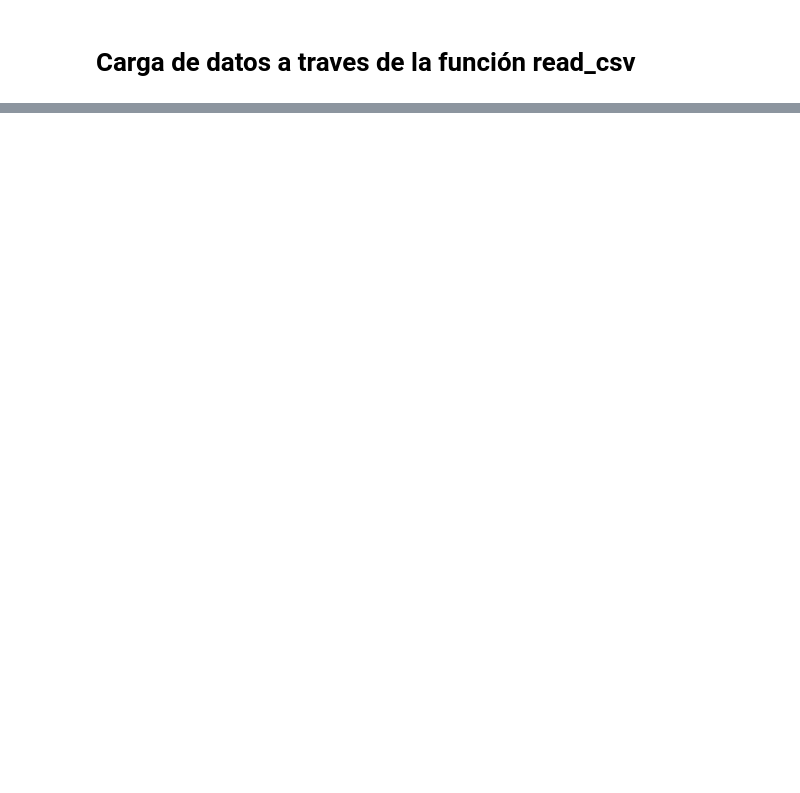
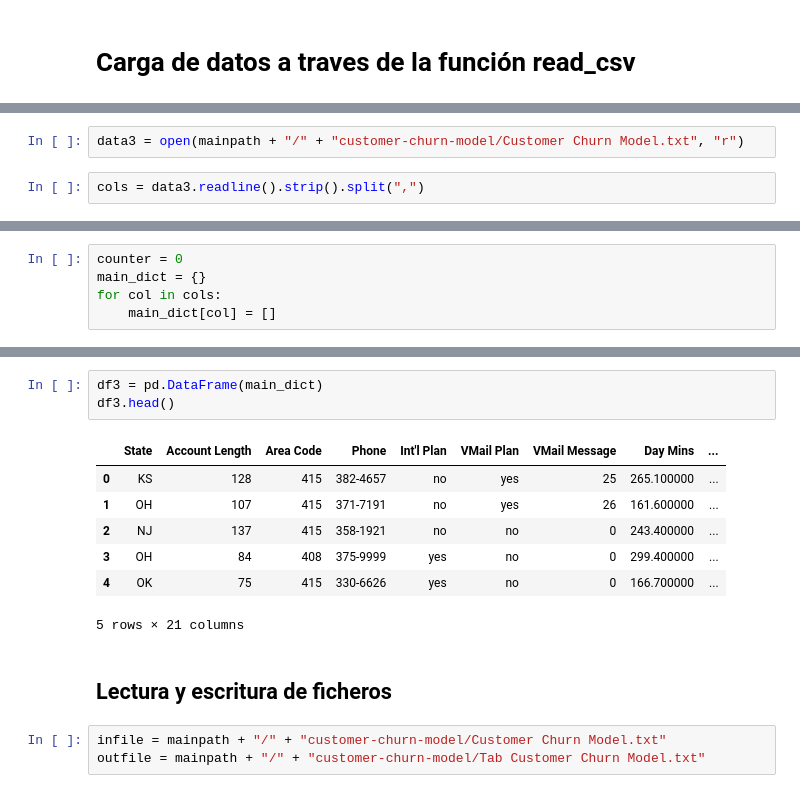
Before and after one commit to jobcito/python-ml-course, a Jupyter notebook: notebooks/T1 - 1 - Titanic - JOB.ipynb, the cells around one changed output, grey strips where cells are left out. Drawn from its saved outputs; the diff is of its cells as text; blank space fills up the shorter version.

```diff
--- a/notebooks/T1 - 1 - Titanic - JOB.ipynb
+++ b/notebooks/T1 - 1 - Titanic - JOB.ipynb
@@ -15,0 +72,4 @@ data.head()
+# %%
+data3 = open(mainpath + "/" + "customer-churn-model/Customer Churn Model.txt", "r")
+# %%
+cols = data3.readline().strip().split(",")
@@ -15,0 +82,5 @@ data.head()
+# %%
+counter = 0
+main_dict = {}
+for col in cols:
+    main_dict[col] = []
@@ -15,0 +116,16 @@ data.head()
+# %%
+df3 = pd.DataFrame(main_dict)
+df3.head()
+# %% [output]
+|  | State | Account Length | Area Code | Phone | Int'l Plan | VMail Plan | VMail Message | Day Mins | ... |
+| 0 | KS | 128 | 415 | 382-4657 | no | yes | 25 | 265.100000 | ... |
+| 1 | OH | 107 | 415 | 371-7191 | no | yes | 26 | 161.600000 | ... |
+| 2 | NJ | 137 | 415 | 358-1921 | no | no | 0 | 243.400000 | ... |
+| 3 | OH | 84 | 408 | 375-9999 | yes | no | 0 | 299.400000 | ... |
+| 4 | OK | 75 | 415 | 330-6626 | yes | no | 0 | 166.700000 | ... |
+5 rows × 21 columns
+# %% [markdown]
+## Lectura y escritura de ficheros
+# %%
+infile = mainpath + "/" + "customer-churn-model/Customer Churn Model.txt"
+outfile = mainpath + "/" + "customer-churn-model/Tab Customer Churn Model.txt"
```
Also changed, not shown: parts of 36 cells of this notebook, 7 other files.
